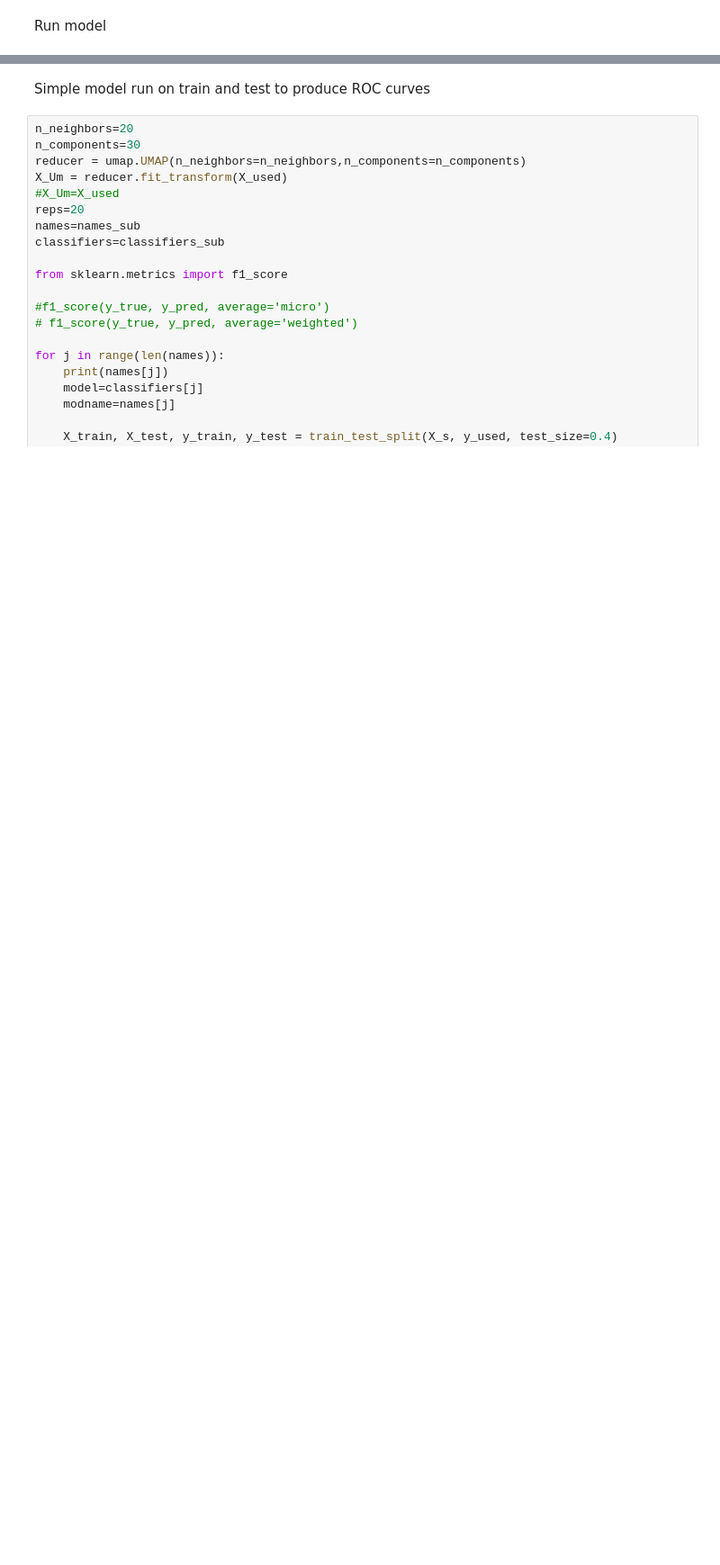
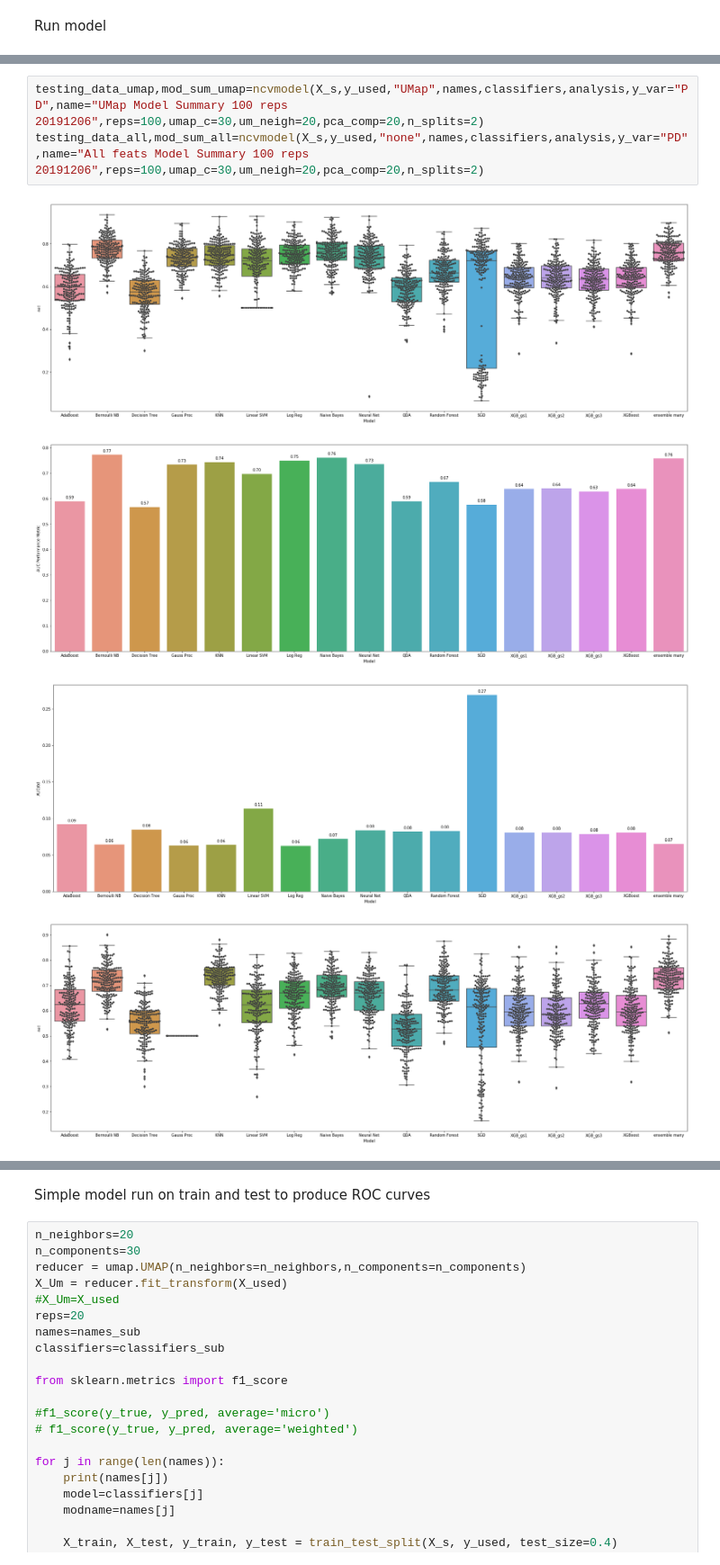
Before and after one commit to MikeAllwright23/PDBP-Project-Final, a Jupyter notebook: Project Final/code/PDBP Project 20191201.ipynb, the cells around one changed output, grey strips where cells are left out. Shown at 90% size. Saved outputs shown, nothing was run; the diff lists cells and outputs as text; blank space fills up the shorter version.

```diff
--- a/Project Final/PDBP Project 20191201.ipynb
+++ b/Project Final/code/PDBP Project 20191201.ipynb
@@ -206,0 +267,8 @@ UnboundLocalError: local variable 'X_m' referenced before assignment
+# %%
+testing_data_umap,mod_sum_umap=ncvmodel(X_s,y_used,"UMap",names,classifiers,analysis,y_var="PD",name="UMap Model Summary 100 reps 20191206",reps=100,umap_c=30,um_neigh=20,pca_comp=20,n_splits=2)
+testing_data_all,mod_sum_all=ncvmodel(X_s,y_used,"none",names,classifiers,analysis,y_var="PD",name="All feats Model Summary 100 reps 20191206",reps=100,umap_c=30,um_neigh=20,pca_comp=20,n_splits=2)
+# %% [output]
+[figure, added]
+[figure, added]
+[figure, added]
+[figure, added]
```
Also changed, not shown: parts of 29 cells of this notebook, 2 other files.
